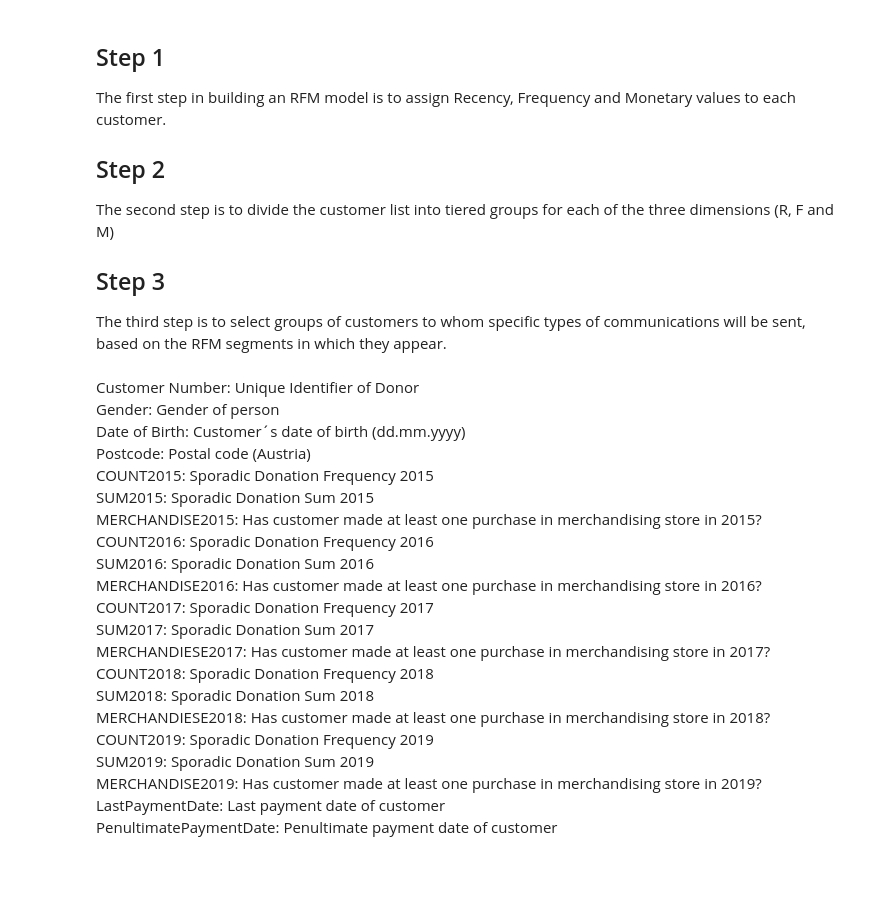
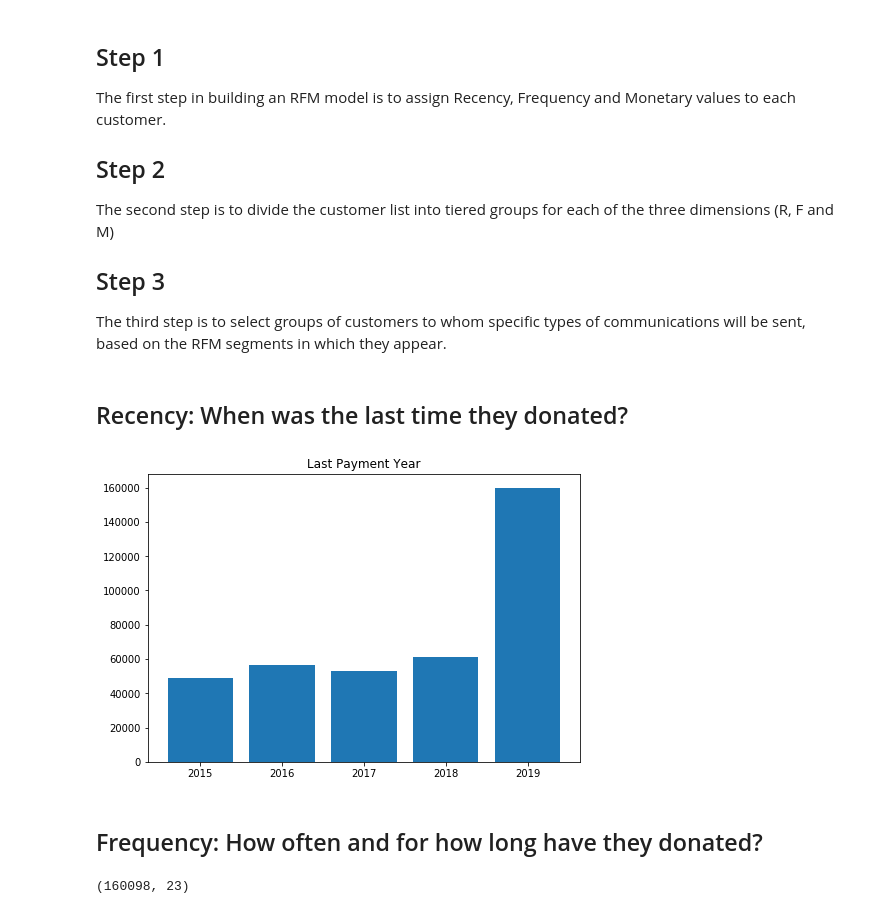
Before and after one commit to SaschaMet/_Uni, a Jupyter notebook: Semester 3/DS-Commerce-RFM/eda.ipynb, the cells around one changed output. Cells and saved outputs as stored; diff of their text form; code cells hidden in the pictures; blank space fills up the shorter version.

```diff
--- a/Semester 3/DS-Commerce-RFM/eda.ipynb
+++ b/Semester 3/DS-Commerce-RFM/eda.ipynb
@@ -193,43 +267,34 @@ The second step is to divide the customer list into tiered groups for each of th
 
 ## Step 3
 The third step is to select groups of customers to whom specific types of communications will be sent, based on the RFM segments in which they appear.
-# %%
-# Calcuation Monetary
-df['TotalSum'] = df['Quantity'] * df['UnitPrice']
-
-# Calculation Recency
-snapshot_date = df['InvoiceDate'].max() + timedelta(days=1)
-
-# Grouping by CustomerID
-## and Calculation frequency
-rfm = df.groupby(['CustomerID']).agg({
-        'InvoiceDate': lambda x: (snapshot_date - x.max()).days,
-        'InvoiceNo': 'count',
-        'TotalSum': 'sum'})
-
-# Rename the columns
-rfm.rename(columns={'InvoiceDate': 'Recency',
-                         'InvoiceNo': 'Frequency',
-                         'TotalSum': 'Monetary'}, inplace=True)
-# %% [markdown]
-Customer Number:	        Unique Identifier of Donor<br/>
-Gender:	                    Gender of person<br/>
-Date of Birth:	            Customer´s date of birth (dd.mm.yyyy)<br/>
-Postcode:	                Postal code (Austria)<br/>
-COUNT2015:	                Sporadic Donation Frequency 2015<br/>
-SUM2015:	                Sporadic Donation Sum 2015<br/>
-MERCHANDISE2015:	        Has customer made at least one purchase in merchandising store in 2015?<br/>
-COUNT2016:	                Sporadic Donation Frequency 2016<br/>
-SUM2016:	                Sporadic Donation Sum 2016<br/>
-MERCHANDISE2016:	        Has customer made at least one purchase in merchandising store in 2016?<br/>
-COUNT2017:	                Sporadic Donation Frequency 2017<br/>
-SUM2017:	                Sporadic Donation Sum 2017<br/>
-MERCHANDIESE2017:	        Has customer made at least one purchase in merchandising store in 2017?<br/>
-COUNT2018:	                Sporadic Donation Frequency 2018<br/>
-SUM2018:	                Sporadic Donation Sum 2018<br/>
-MERCHANDIESE2018:	        Has customer made at least one purchase in merchandising store in 2018?<br/>
-COUNT2019:	                Sporadic Donation Frequency 2019<br/>
-SUM2019:	                Sporadic Donation Sum 2019<br/>
-MERCHANDISE2019:	        Has customer made at least one purchase in merchandising store in 2019?<br/>
-LastPaymentDate:	        Last payment date of customer<br/>
-PenultimatePaymentDate:	    Penultimate payment date of customer<br/>
+# %% [markdown]
+## Recency: When was the last time they donated?
+# %%
+# add last_payment_year and last_payment_month to the dataset
+df['last_payment_year'] = df['last_payment_date'].apply(lambda x: x.split(".")[2])
+df['last_payment_month'] = df['last_payment_date'].apply(lambda x: x.split(".")[1])
+# %%
+fig = plt.figure()
+ax = fig.add_axes([0,0,1,1])
+ax.set_yticks(np.arange(0, 200000, 20000))
+years = ['2015', '2016', '2017', '2018', '2019']
+counts = [
+    len(df[df['last_payment_year'] == '2015']),
+    len(df[df['last_payment_year'] == '2016']),
+    len(df[df['last_payment_year'] == '2017']),
+    len(df[df['last_payment_year'] == '2018']),
+    len(df[df['last_payment_year'] == '2019'])
+]
+
+ax.bar(years, counts)
+plt.title('Last Payment Year')
+plt.show()
+# %% [output]
+[figure, added]
+# %% [markdown]
+## Frequency: How often and for how long have they donated?
+# %%
+df_2019 = df[df['last_payment_year'] == '2019']
+df_2019.shape
+# %% [output]
+(160098, 23)
```
Also changed, not shown: parts of 42 cells of this notebook.
